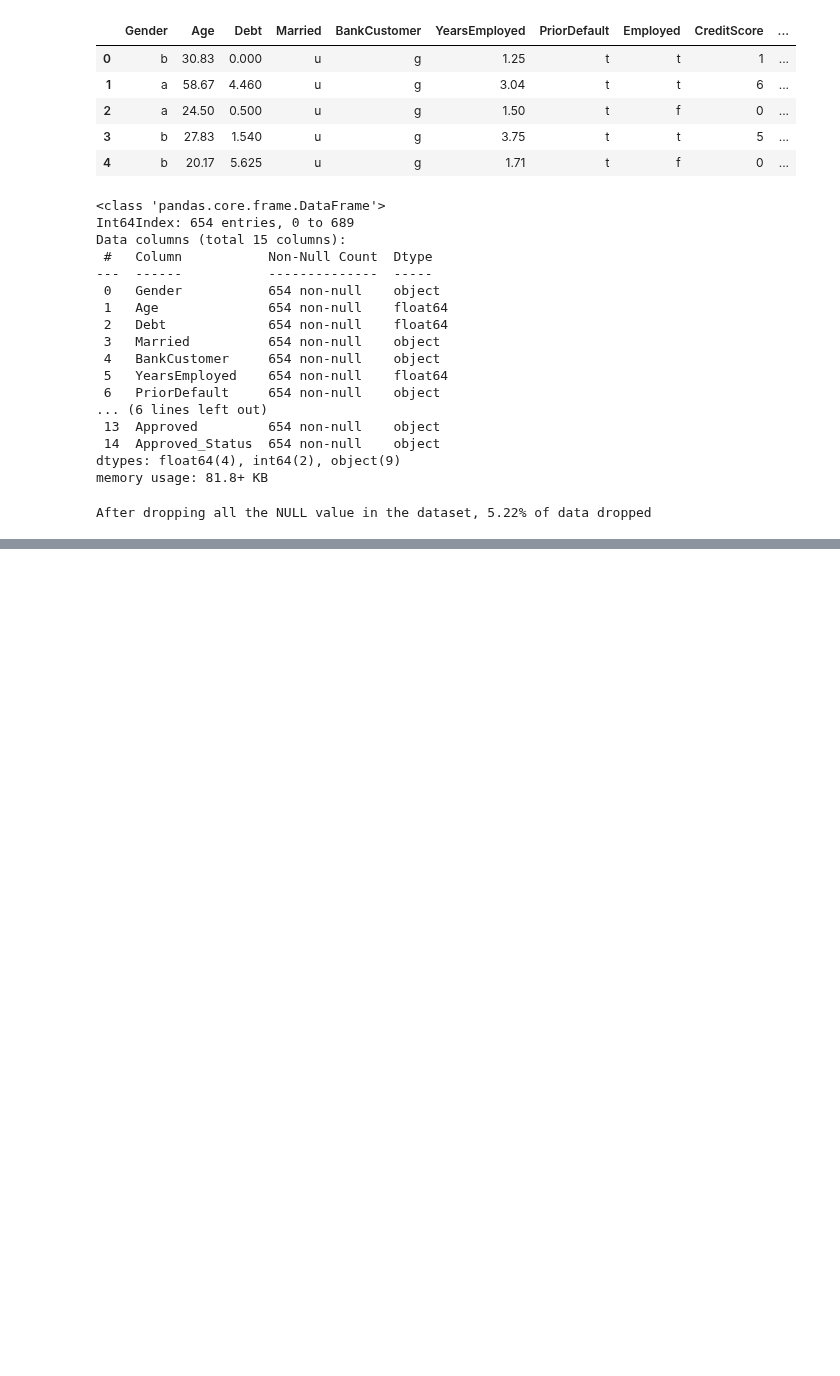
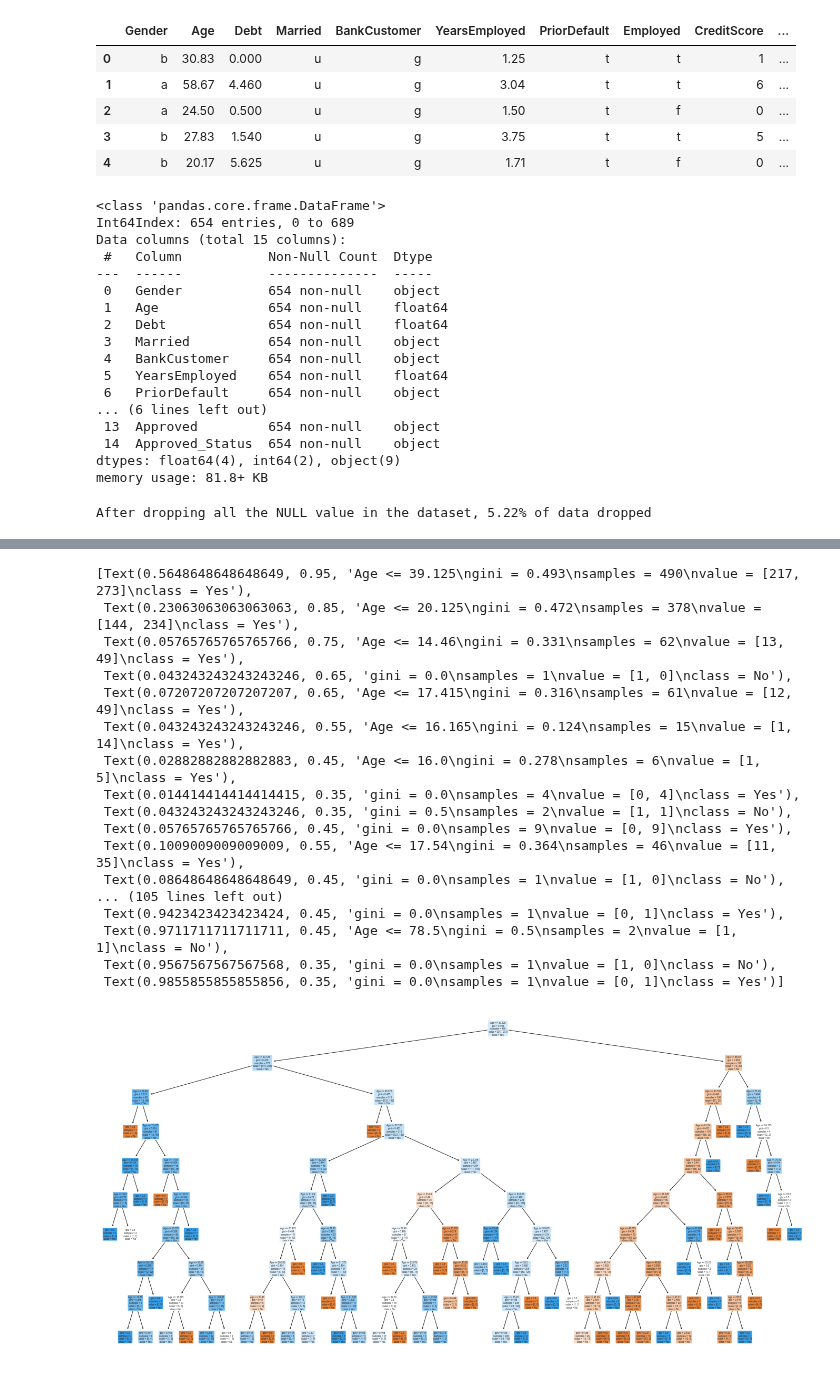
Before and after one commit to niyaojiayou/SC1015, a Jupyter notebook: SC1015 Mini Project.ipynb, the cells around one changed output, grey strips where cells are left out. Drawn from its saved outputs; the diff is of its cells as text; code cells hidden in the pictures; blank space fills up the shorter version.

```diff
--- a/SC1015 Mini Project.ipynb
+++ b/SC1015 Mini Project.ipynb
@@ -193,0 +223,24 @@ sb.boxplot(data=creditcardData["Income"],orient='h')
+# %%
+f = plt.figure(figsize=(24,12))
+plot_tree(dectree, filled=True, rounded=True,
+          feature_names=["Age"],
+          class_names=["No","Yes"])
+# %% [output]
+[Text(0.5648648648648649, 0.95, 'Age <= 39.125\ngini = 0.493\nsamples = 490\nvalue = [217, 273]\nclass = Yes'),
+ Text(0.23063063063063063, 0.85, 'Age <= 20.125\ngini = 0.472\nsamples = 378\nvalue = [144, 234]\nclass = Yes'),
+ Text(0.05765765765765766, 0.75, 'Age <= 14.46\ngini = 0.331\nsamples = 62\nvalue = [13, 49]\nclass = Yes'),
+ Text(0.043243243243243246, 0.65, 'gini = 0.0\nsamples = 1\nvalue = [1, 0]\nclass = No'),
+ Text(0.07207207207207207, 0.65, 'Age <= 17.415\ngini = 0.316\nsamples = 61\nvalue = [12, 49]\nclass = Yes'),
+ Text(0.043243243243243246, 0.55, 'Age <= 16.165\ngini = 0.124\nsamples = 15\nvalue = [1, 14]\nclass = Yes'),
+ Text(0.02882882882882883, 0.45, 'Age <= 16.0\ngini = 0.278\nsamples = 6\nvalue = [1, 5]\nclass = Yes'),
+ Text(0.014414414414414415, 0.35, 'gini = 0.0\nsamples = 4\nvalue = [0, 4]\nclass = Yes'),
+ Text(0.043243243243243246, 0.35, 'gini = 0.5\nsamples = 2\nvalue = [1, 1]\nclass = No'),
+ Text(0.05765765765765766, 0.45, 'gini = 0.0\nsamples = 9\nvalue = [0, 9]\nclass = Yes'),
+ Text(0.1009009009009009, 0.55, 'Age <= 17.54\ngini = 0.364\nsamples = 46\nvalue = [11, 35]\nclass = Yes'),
+ Text(0.08648648648648649, 0.45, 'gini = 0.0\nsamples = 1\nvalue = [1, 0]\nclass = No'),
+... (105 lines left out)
+ Text(0.9423423423423424, 0.45, 'gini = 0.0\nsamples = 1\nvalue = [0, 1]\nclass = Yes'),
+ Text(0.9711711711711711, 0.45, 'Age <= 78.5\ngini = 0.5\nsamples = 2\nvalue = [1, 1]\nclass = No'),
+ Text(0.9567567567567568, 0.35, 'gini = 0.0\nsamples = 1\nvalue = [1, 0]\nclass = No'),
+ Text(0.9855855855855856, 0.35, 'gini = 0.0\nsamples = 1\nvalue = [0, 1]\nclass = Yes')]
+[figure, added]
```
Also changed, not shown: parts of 10 cells of this notebook, 1 other file.
